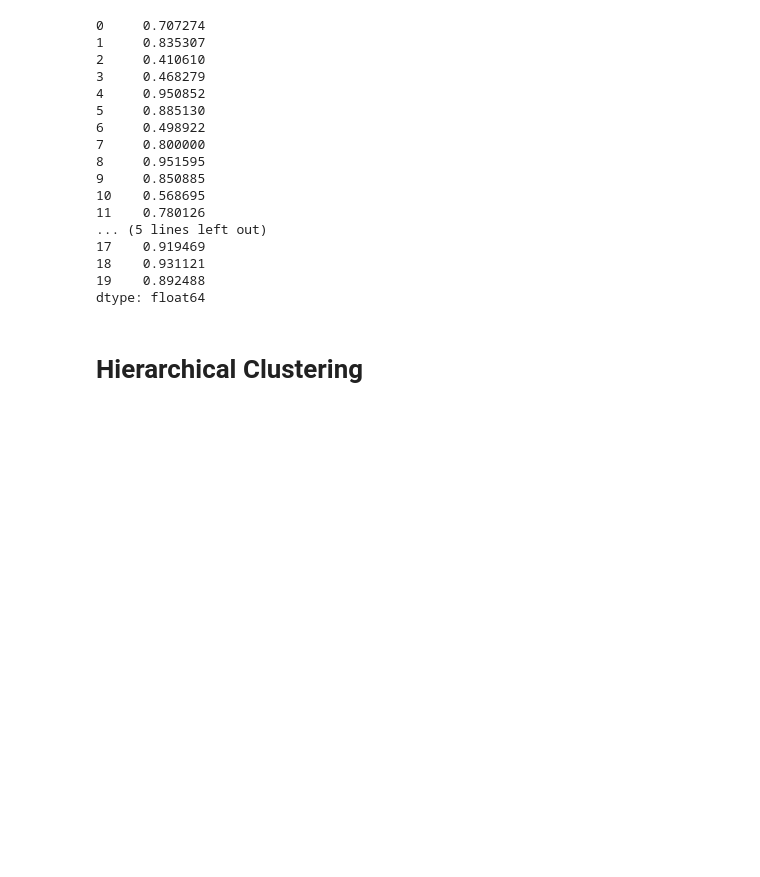
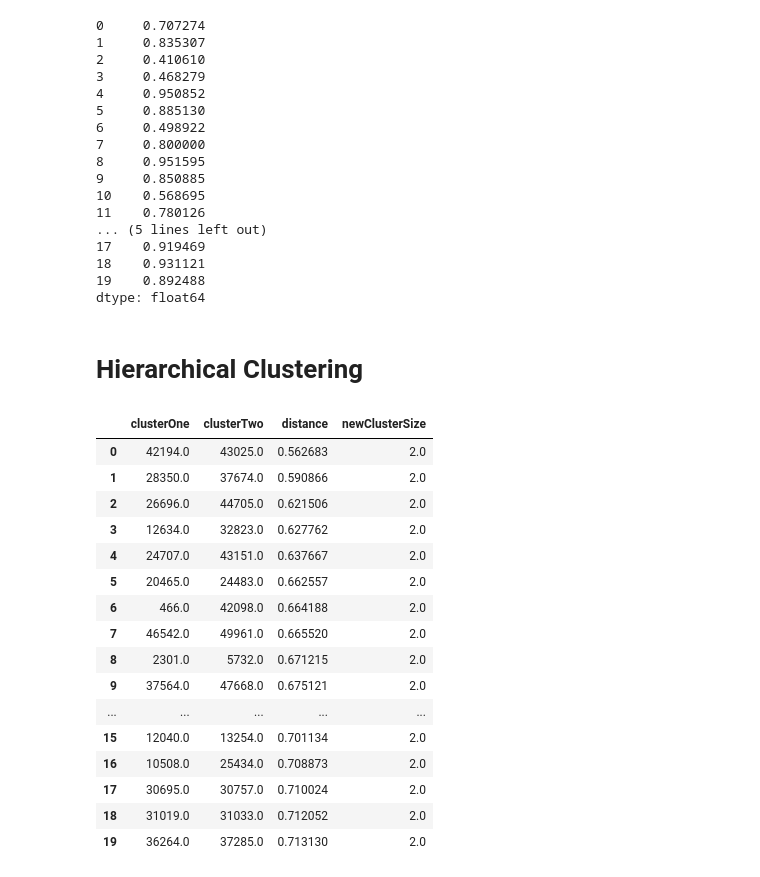
Before and after one commit to Bekafi01/ALX-Machine-Learning, a Jupyter notebook: Unsupervised Learning/Clustering.ipynb, the cells around one changed output. Saved outputs shown, nothing was run; the diff lists cells and outputs as text; code cells hidden in the pictures; blank space fills up the shorter version.

Commit message:
Hierarchical clustering done

```diff
--- a/Unsupervised Learning/Clustering.ipynb
+++ b/Unsupervised Learning/Clustering.ipynb
@@ -173,3 +173,35 @@ accuracyByLabel_kMeans
 dtype: float64
 # %% [markdown]
 # Hierarchical Clustering
+# %%
+# Agglomerative Hierarchical Clustering
+import fastcluster
+from scipy.cluster.hierarchy import dendrogram, cophenet
+from scipy.spatial.distance import pdist
+
+cutoff = 99
+Z = fastcluster.linkage_vector(X_train_pca.loc[:,0:cutoff], \
+                               method='ward', metric='euclidean')
+Z_dataFrame = pd.DataFrame(data=Z, \
+    columns=['clusterOne','clusterTwo','distance','newClusterSize'])
+# %%
+# Show leaves
+Z_dataFrame.iloc[:20]
+# %% [output]
+|  | clusterOne | clusterTwo | distance | newClusterSize |
+| 0 | 42194.0 | 43025.0 | 0.562683 | 2.0 |
+| 1 | 28350.0 | 37674.0 | 0.590866 | 2.0 |
+| 2 | 26696.0 | 44705.0 | 0.621506 | 2.0 |
+| 3 | 12634.0 | 32823.0 | 0.627762 | 2.0 |
+| 4 | 24707.0 | 43151.0 | 0.637667 | 2.0 |
+| 5 | 20465.0 | 24483.0 | 0.662557 | 2.0 |
+| 6 | 466.0 | 42098.0 | 0.664188 | 2.0 |
+| 7 | 46542.0 | 49961.0 | 0.665520 | 2.0 |
+| 8 | 2301.0 | 5732.0 | 0.671215 | 2.0 |
+| 9 | 37564.0 | 47668.0 | 0.675121 | 2.0 |
+| ... | ... | ... | ... | ... |
+| 15 | 12040.0 | 13254.0 | 0.701134 | 2.0 |
+| 16 | 10508.0 | 25434.0 | 0.708873 | 2.0 |
+| 17 | 30695.0 | 30757.0 | 0.710024 | 2.0 |
+| 18 | 31019.0 | 31033.0 | 0.712052 | 2.0 |
+| 19 | 36264.0 | 37285.0 | 0.713130 | 2.0 |
```
Also changed, not shown: parts of 6 cells of this notebook.
